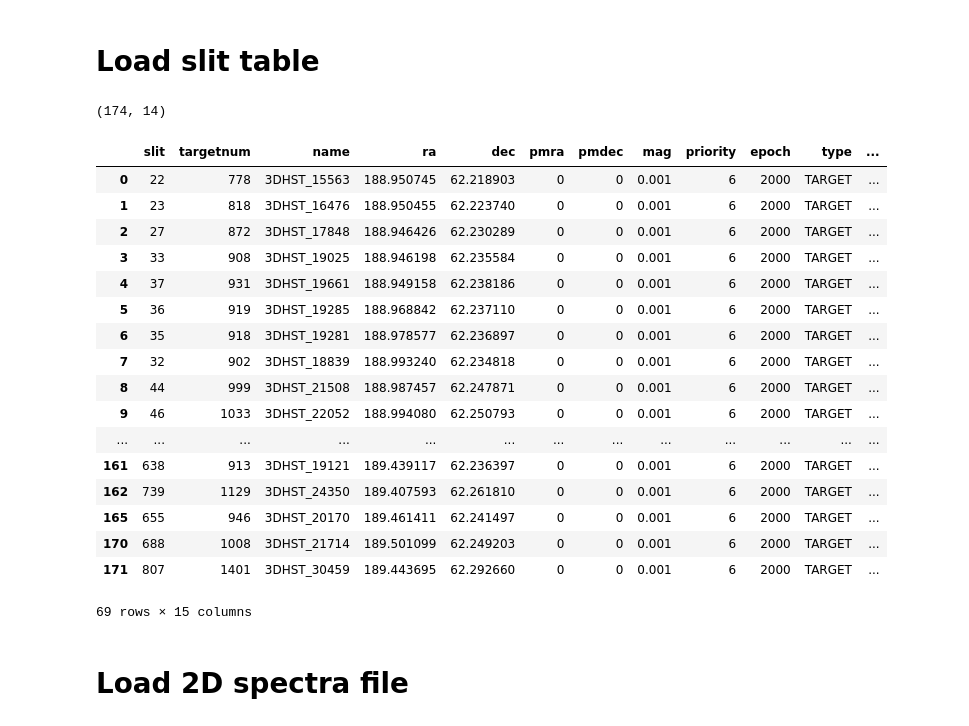
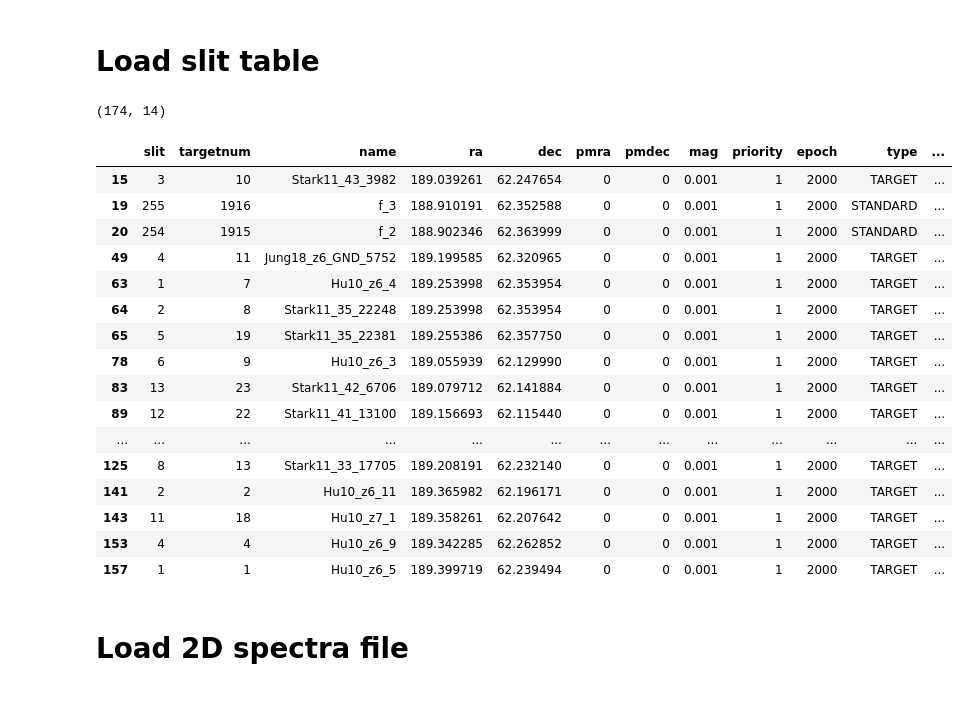
Before and after one commit to charlottenosam/Bino_tools, a Jupyter notebook: examples/quick_bino_plot.ipynb, the cells around one changed output. Cells and saved outputs as stored; diff of their text form; code cells hidden in the pictures.

```diff
--- a/examples/quick_bino_plot.ipynb
+++ b/examples/quick_bino_plot.ipynb
@@ -9,31 +9,30 @@ import oirtools as ot
 # %%
 # Load slit csv file (output from Binomask)
 slits = pd.read_csv('../BLAS_config/BLAS_1_slits.csv')
 print(slits.shape)
 # fits file ext # = slits.index + 1
 slits['extnum'] = slits.index + 1
 
-slits[slits.priority == 6.]
+slits[slits.priority == 1.]
 # %% [output]
 (174, 14)
 |  | slit | targetnum | name | ra | dec | pmra | pmdec | mag | priority | epoch | type | ... |
-| 0 | 22 | 778 | 3DHST_15563 | 188.950745 | 62.218903 | 0 | 0 | 0.001 | 6 | 2000 | TARGET | ... |
-| 1 | 23 | 818 | 3DHST_16476 | 188.950455 | 62.223740 | 0 | 0 | 0.001 | 6 | 2000 | TARGET | ... |
-| 2 | 27 | 872 | 3DHST_17848 | 188.946426 | 62.230289 | 0 | 0 | 0.001 | 6 | 2000 | TARGET | ... |
-| 3 | 33 | 908 | 3DHST_19025 | 188.946198 | 62.235584 | 0 | 0 | 0.001 | 6 | 2000 | TARGET | ... |
-| 4 | 37 | 931 | 3DHST_19661 | 188.949158 | 62.238186 | 0 | 0 | 0.001 | 6 | 2000 | TARGET | ... |
-| 5 | 36 | 919 | 3DHST_19285 | 188.968842 | 62.237110 | 0 | 0 | 0.001 | 6 | 2000 | TARGET | ... |
-| 6 | 35 | 918 | 3DHST_19281 | 188.978577 | 62.236897 | 0 | 0 | 0.001 | 6 | 2000 | TARGET | ... |
-| 7 | 32 | 902 | 3DHST_18839 | 188.993240 | 62.234818 | 0 | 0 | 0.001 | 6 | 2000 | TARGET | ... |
-| 8 | 44 | 999 | 3DHST_21508 | 188.987457 | 62.247871 | 0 | 0 | 0.001 | 6 | 2000 | TARGET | ... |
-| 9 | 46 | 1033 | 3DHST_22052 | 188.994080 | 62.250793 | 0 | 0 | 0.001 | 6 | 2000 | TARGET | ... |
+| 15 | 3 | 10 | Stark11_43_3982 | 189.039261 | 62.247654 | 0 | 0 | 0.001 | 1 | 2000 | TARGET | ... |
+| 19 | 255 | 1916 | f_3 | 188.910191 | 62.352588 | 0 | 0 | 0.001 | 1 | 2000 | STANDARD | ... |
+| 20 | 254 | 1915 | f_2 | 188.902346 | 62.363999 | 0 | 0 | 0.001 | 1 | 2000 | STANDARD | ... |
+| 49 | 4 | 11 | Jung18_z6_GND_5752 | 189.199585 | 62.320965 | 0 | 0 | 0.001 | 1 | 2000 | TARGET | ... |
+| 63 | 1 | 7 | Hu10_z6_4 | 189.253998 | 62.353954 | 0 | 0 | 0.001 | 1 | 2000 | TARGET | ... |
+| 64 | 2 | 8 | Stark11_35_22248 | 189.253998 | 62.353954 | 0 | 0 | 0.001 | 1 | 2000 | TARGET | ... |
+| 65 | 5 | 19 | Stark11_35_22381 | 189.255386 | 62.357750 | 0 | 0 | 0.001 | 1 | 2000 | TARGET | ... |
+| 78 | 6 | 9 | Hu10_z6_3 | 189.055939 | 62.129990 | 0 | 0 | 0.001 | 1 | 2000 | TARGET | ... |
+| 83 | 13 | 23 | Stark11_42_6706 | 189.079712 | 62.141884 | 0 | 0 | 0.001 | 1 | 2000 | TARGET | ... |
+| 89 | 12 | 22 | Stark11_41_13100 | 189.156693 | 62.115440 | 0 | 0 | 0.001 | 1 | 2000 | TARGET | ... |
 | ... | ... | ... | ... | ... | ... | ... | ... | ... | ... | ... | ... | ... |
-| 161 | 638 | 913 | 3DHST_19121 | 189.439117 | 62.236397 | 0 | 0 | 0.001 | 6 | 2000 | TARGET | ... |
-| 162 | 739 | 1129 | 3DHST_24350 | 189.407593 | 62.261810 | 0 | 0 | 0.001 | 6 | 2000 | TARGET | ... |
-| 165 | 655 | 946 | 3DHST_20170 | 189.461411 | 62.241497 | 0 | 0 | 0.001 | 6 | 2000 | TARGET | ... |
-| 170 | 688 | 1008 | 3DHST_21714 | 189.501099 | 62.249203 | 0 | 0 | 0.001 | 6 | 2000 | TARGET | ... |
-| 171 | 807 | 1401 | 3DHST_30459 | 189.443695 | 62.292660 | 0 | 0 | 0.001 | 6 | 2000 | TARGET | ... |
+| 125 | 8 | 13 | Stark11_33_17705 | 189.208191 | 62.232140 | 0 | 0 | 0.001 | 1 | 2000 | TARGET | ... |
+| 141 | 2 | 2 | Hu10_z6_11 | 189.365982 | 62.196171 | 0 | 0 | 0.001 | 1 | 2000 | TARGET | ... |
+| 143 | 11 | 18 | Hu10_z7_1 | 189.358261 | 62.207642 | 0 | 0 | 0.001 | 1 | 2000 | TARGET | ... |
+| 153 | 4 | 4 | Hu10_z6_9 | 189.342285 | 62.262852 | 0 | 0 | 0.001 | 1 | 2000 | TARGET | ... |
+| 157 | 1 | 1 | Hu10_z6_5 | 189.399719 | 62.239494 | 0 | 0 | 0.001 | 1 | 2000 | TARGET | ... |
-69 rows × 15 columns
 # %% [markdown]
 # Load 2D spectra file
 # %%
```
Also changed, not shown: parts of 5 cells of this notebook, 12 other files.
